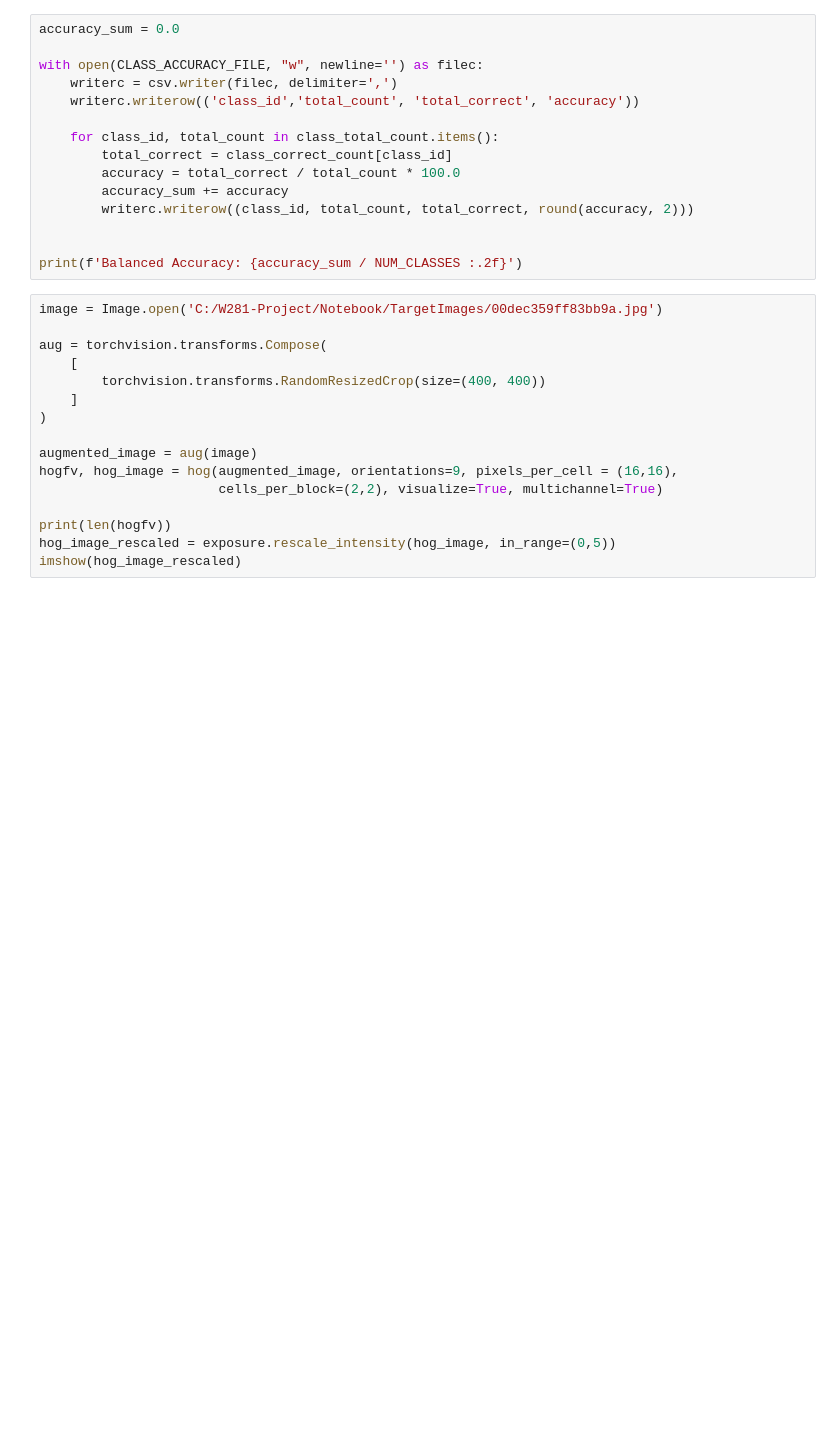
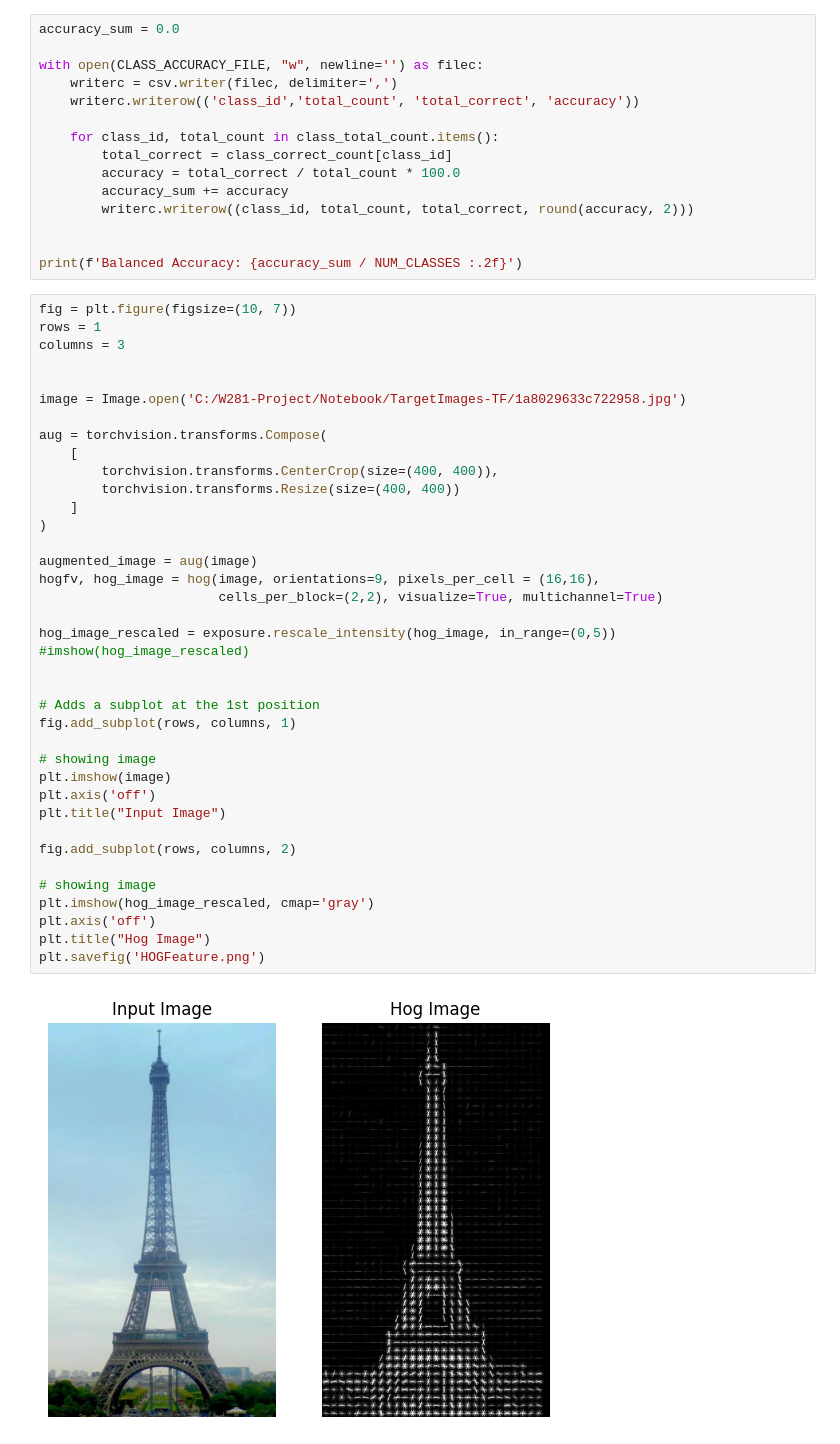
Before and after one commit to vibhatna/W281-Project, a Jupyter notebook: HOG.ipynb, the cells around one changed output. Saved outputs shown, nothing was run; the diff lists cells and outputs as text; blank space fills up the shorter version.

```diff
--- a/HOG.ipynb
+++ b/HOG.ipynb
@@ -340,18 +340,42 @@ with open(CLASS_ACCURACY_FILE, "w", newline='') as filec:
 
 print(f'Balanced Accuracy: {accuracy_sum / NUM_CLASSES :.2f}')
 # %%
-image = Image.open('C:/W281-Project/Notebook/TargetImages/00dec359ff83bb9a.jpg')
+fig = plt.figure(figsize=(10, 7))
+rows = 1
+columns = 3
+
+
+image = Image.open('C:/W281-Project/Notebook/TargetImages-TF/1a8029633c722958.jpg')
 
 aug = torchvision.transforms.Compose(
     [
-        torchvision.transforms.RandomResizedCrop(size=(400, 400))
+        torchvision.transforms.CenterCrop(size=(400, 400)),
+        torchvision.transforms.Resize(size=(400, 400))
     ]
 )
 
 augmented_image = aug(image)
-hogfv, hog_image = hog(augmented_image, orientations=9, pixels_per_cell = (16,16),
+hogfv, hog_image = hog(image, orientations=9, pixels_per_cell = (16,16),
                        cells_per_block=(2,2), visualize=True, multichannel=True)
 
-print(len(hogfv))
 hog_image_rescaled = exposure.rescale_intensity(hog_image, in_range=(0,5))
-imshow(hog_image_rescaled)
+#imshow(hog_image_rescaled)
+
+
+# Adds a subplot at the 1st position
+fig.add_subplot(rows, columns, 1)
+
+# showing image
+plt.imshow(image)
+plt.axis('off')
+plt.title("Input Image")
+
+fig.add_subplot(rows, columns, 2)
+
+# showing image
+plt.imshow(hog_image_rescaled, cmap='gray')
+plt.axis('off')
+plt.title("Hog Image")
+plt.savefig('HOGFeature.png')
+# %% [output]
+[figure, added]
```
